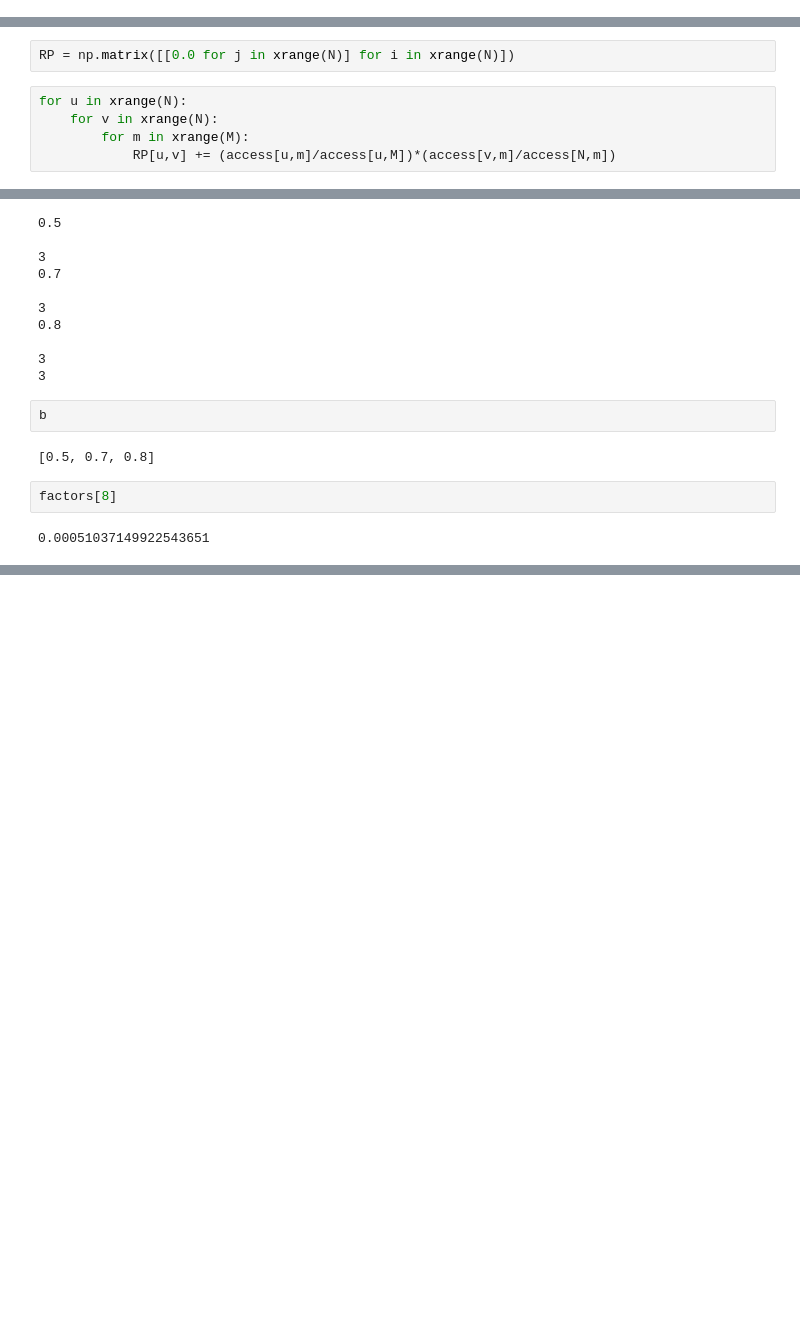
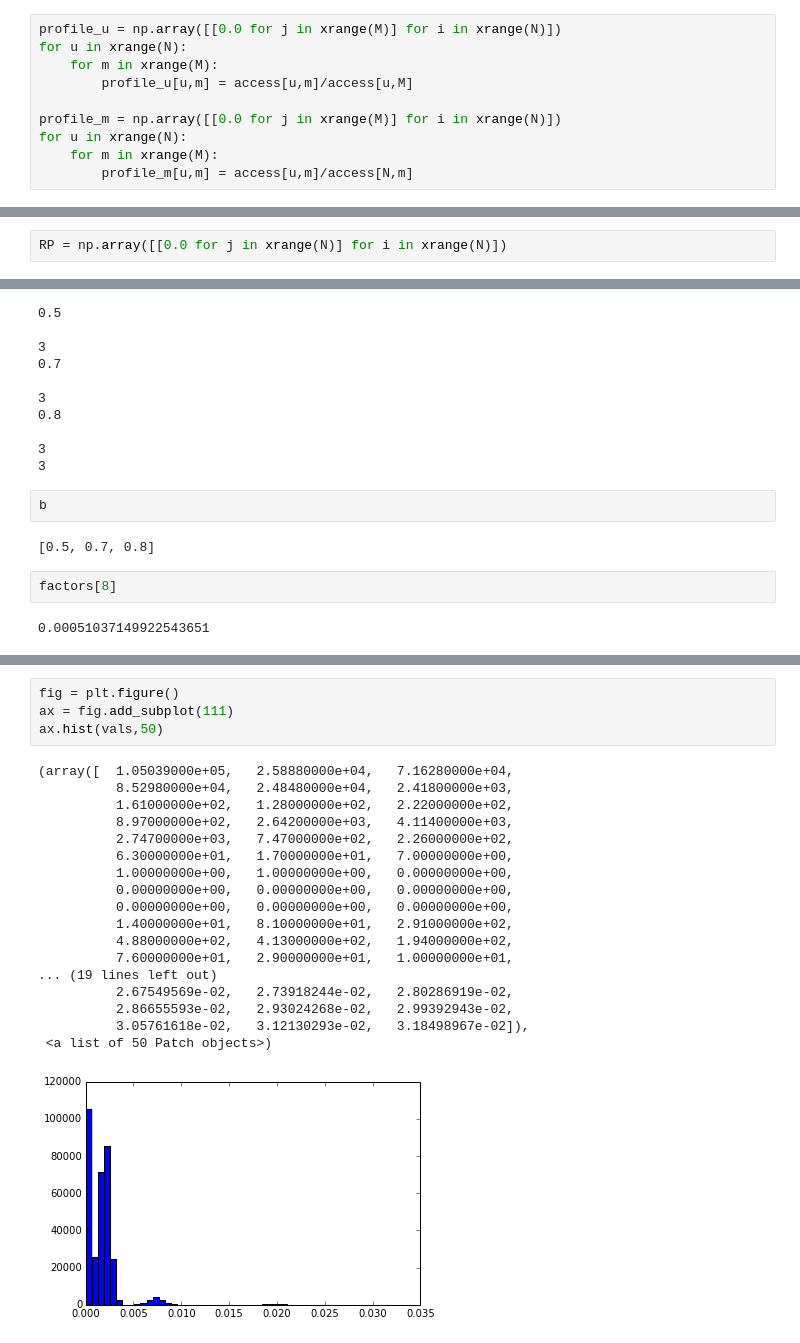
Before and after one commit to pranaykumarm/Collaborative-Filtering, a Jupyter notebook: CF_bipartite-projection-syn_overlap-1.ipynb, the cells around one changed output, grey strips where cells are left out. Saved outputs shown, nothing was run; the diff lists cells and outputs as text; blank space fills up the shorter version.

```diff
--- a/CF_bipartite-projection-syn_overlap-1.ipynb
+++ b/CF_bipartite-projection-syn_overlap-1.ipynb
@@ -91,12 +94,17 @@ for u in xrange(N):
 for m in xrange(M):
     if access[N,m] == 0:
         access[N,m] = -1
+# %%
+profile_u = np.array([[0.0 for j in xrange(M)] for i in xrange(N)])
+for u in xrange(N):
+    for m in xrange(M):
+        profile_u[u,m] = access[u,m]/access[u,M]
+
+profile_m = np.array([[0.0 for j in xrange(M)] for i in xrange(N)])
+for u in xrange(N):
+    for m in xrange(M):
+        profile_m[u,m] = access[u,m]/access[N,m]
 # %% [markdown]
 ## Compute the RP for all user pairs
 # %%
-RP = np.matrix([[0.0 for j in xrange(N)] for i in xrange(N)])
+RP = np.array([[0.0 for j in xrange(N)] for i in xrange(N)])
-# %%
-for u in xrange(N):
-    for v in xrange(N):
-        for m in xrange(M):
-            RP[u,v] += (access[u,m]/access[u,M])*(access[v,m]/access[N,m])
@@ -352,0 +406,23 @@ factors[8]
+# %%
+fig = plt.figure()
+ax = fig.add_subplot(111)
+ax.hist(vals,50)
+# %% [output]
+(array([  1.05039000e+05,   2.58880000e+04,   7.16280000e+04,
+          8.52980000e+04,   2.48480000e+04,   2.41800000e+03,
+          1.61000000e+02,   1.28000000e+02,   2.22000000e+02,
+          8.97000000e+02,   2.64200000e+03,   4.11400000e+03,
+          2.74700000e+03,   7.47000000e+02,   2.26000000e+02,
+          6.30000000e+01,   1.70000000e+01,   7.00000000e+00,
+          1.00000000e+00,   1.00000000e+00,   0.00000000e+00,
+          0.00000000e+00,   0.00000000e+00,   0.00000000e+00,
+          0.00000000e+00,   0.00000000e+00,   0.00000000e+00,
+          1.40000000e+01,   8.10000000e+01,   2.91000000e+02,
+          4.88000000e+02,   4.13000000e+02,   1.94000000e+02,
+          7.60000000e+01,   2.90000000e+01,   1.00000000e+01,
+... (19 lines left out)
+          2.67549569e-02,   2.73918244e-02,   2.80286919e-02,
+          2.86655593e-02,   2.93024268e-02,   2.99392943e-02,
+          3.05761618e-02,   3.12130293e-02,   3.18498967e-02]),
+ <a list of 50 Patch objects>)
+[figure, added]
```
Also changed, not shown: parts of 27 cells of this notebook.
